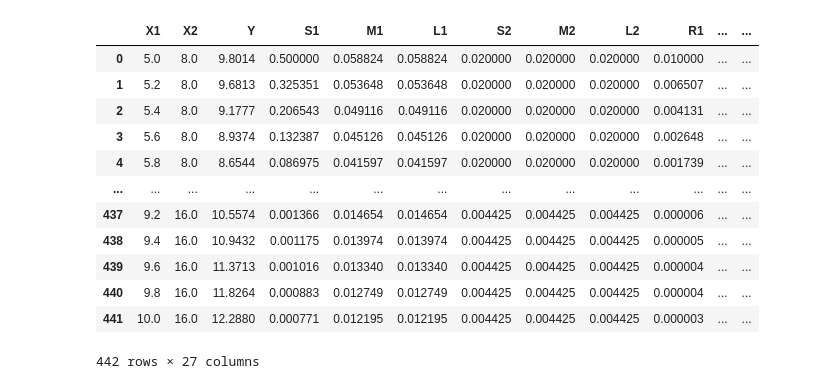
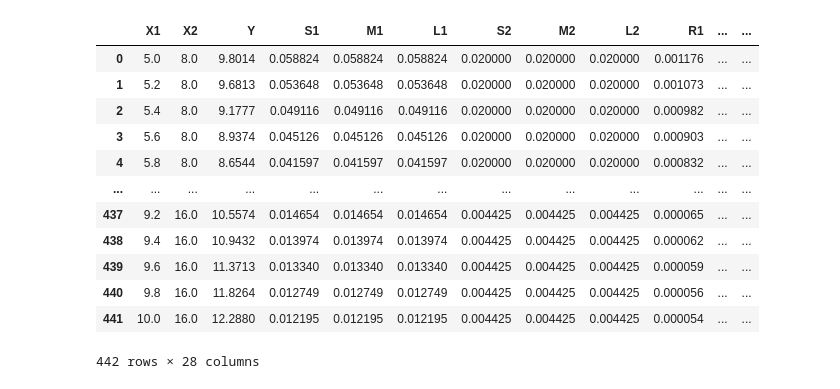
Before and after one commit to GradyKurpasi/ANFIS-Prototype, a Jupyter notebook: ANFIS Prototype.ipynb, the cells around one changed output. Cells and saved outputs as stored; diff of their text form; code cells hidden in the pictures.

```diff
--- a/ANFIS Prototype.ipynb
+++ b/ANFIS Prototype.ipynb
@@ -48,13 +54,9 @@ dtype: float64
 # %%
 #LAYER 1
 # set alpha beta gamma for S1, M1, L1, S2, M2, L2
-# then calulate membership
-#     X1 in S1, M1, L1
-#     X2 in S2, M2, L2
-# using generalized bell function
 S1alpha = 1
-S1beta = 2
-S1gamma = 4
+S1beta = 1
+S1gamma = 1
 M1alpha = 1
 M1beta = 1
 M1gamma = 1
@@ -71,6 +73,10 @@ L2alpha = 1
 L2beta = 1
 L2gamma = 1
 
+# calulate membership
+#     X1 in S1, M1, L1
+#     X2 in S2, M2, L2
+# using generalized bell function
 anfis['S1'] = 1 / (1+abs( (anfis['X1']-S1gamma) / S1alpha)**(2*S1beta) )
 anfis['M1'] = 1 / (1+abs( (anfis['X1']-M1gamma) / M1alpha)**(2*M1beta) )
 anfis['L1'] = 1 / (1+abs( (anfis['X1']-L1gamma) / L1alpha)**(2*L1beta) )
@@ -125 +132,7 @@ anfis
 442 rows × 18 columns
+# %%
+#LAYER 3
+# sum all Rule activations
+anfis['RULE_SUM'] = anfis['R1'] + anfis['R2'] + anfis['R3'] + anfis['R4'] + anfis['R5'] + anfis['R6'] + anfis['R7'] + anfis['R8'] + anfis['R9']
+
+anfis
@@ -126,47 +153,30 @@ anfis
 # %%
+#LAYER 4
 # normalize rule weights
 # Divide rule weight (R1...R9) by summation of all rule weights (R1 + R2 + ... R9)
 # N1-N9 = normalized rule weights
 
-anfis['N1'] = anfis['R1'] / (anfis['R1'] + anfis['R2'] + anfis['R3'] + anfis['R4'] + anfis['R5'] + anfis['R6'] +
-    anfis['R7'] + anfis['R8'] + anfis['R9'])
-
-anfis['N2'] = anfis['R2'] / (anfis['R1'] + anfis['R2'] + anfis['R3'] + anfis['R4'] + anfis['R5'] + anfis['R6'] +
-    anfis['R7'] + anfis['R8'] + anfis['R9'])
-
-anfis['N3'] = anfis['R3'] / (anfis['R1'] + anfis['R2'] + anfis['R3'] + anfis['R4'] + anfis['R5'] + anfis['R6'] +
-    anfis['R7'] + anfis['R8'] + anfis['R9'])
-
-anfis['N4'] = anfis['R4'] / (anfis['R1'] + anfis['R2'] + anfis['R3'] + anfis['R4'] + anfis['R5'] + anfis['R6'] +
-    anfis['R7'] + anfis['R8'] + anfis['R9'])
-
-anfis['N5'] = anfis['R5'] / (anfis['R1'] + anfis['R2'] + anfis['R3'] + anfis['R4'] + anfis['R5'] + anfis['R6'] +
-    anfis['R7'] + anfis['R8'] + anfis['R9'])
-
-anfis['N6'] = anfis['R6'] / (anfis['R1'] + anfis['R2'] + anfis['R3'] + anfis['R4'] + anfis['R5'] + anfis['R6'] +
-    anfis['R7'] + anfis['R8'] + anfis['R9'])
-
-anfis['N7'] = anfis['R7'] / (anfis['R1'] + anfis['R2'] + anfis['R3'] + anfis['R4'] + anfis['R5'] + anfis['R6'] +
-    anfis['R7'] + anfis['R8'] + anfis['R9'])
-
-anfis['N8'] = anfis['R8'] / (anfis['R1'] + anfis['R2'] + anfis['R3'] + anfis['R4'] + anfis['R5'] + anfis['R6'] +
-    anfis['R7'] + anfis['R8'] + anfis['R9'])
-
-anfis['N9'] = anfis['R9'] / (anfis['R1'] + anfis['R2'] + anfis['R3'] + anfis['R4'] + anfis['R5'] + anfis['R6'] +
-    anfis['R7'] + anfis['R8'] + anfis['R9'])
-
+anfis['N1'] = anfis['R1'] / anfis['RULE_SUM']
+anfis['N2'] = anfis['R2'] / anfis['RULE_SUM']
+anfis['N3'] = anfis['R3'] / anfis['RULE_SUM']
+anfis['N4'] = anfis['R4'] / anfis['RULE_SUM']
+anfis['N5'] = anfis['R5'] / anfis['RULE_SUM']
+anfis['N6'] = anfis['R6'] / anfis['RULE_SUM']
+anfis['N7'] = anfis['R7'] / anfis['RULE_SUM']
+anfis['N8'] = anfis['R8'] / anfis['RULE_SUM']
+anfis['N9'] = anfis['R9'] / anfis['RULE_SUM']
 anfis
 # %% [output]
 |  | X1 | X2 | Y | S1 | M1 | L1 | S2 | M2 | L2 | R1 | ... | ... |
-| 0 | 5.0 | 8.0 | 9.8014 | 0.500000 | 0.058824 | 0.058824 | 0.020000 | 0.020000 | 0.020000 | 0.010000 | ... | ... |
-| 1 | 5.2 | 8.0 | 9.6813 | 0.325351 | 0.053648 | 0.053648 | 0.020000 | 0.020000 | 0.020000 | 0.006507 | ... | ... |
-| 2 | 5.4 | 8.0 | 9.1777 | 0.206543 | 0.049116 | 0.049116 | 0.020000 | 0.020000 | 0.020000 | 0.004131 | ... | ... |
-| 3 | 5.6 | 8.0 | 8.9374 | 0.132387 | 0.045126 | 0.045126 | 0.020000 | 0.020000 | 0.020000 | 0.002648 | ... | ... |
-| 4 | 5.8 | 8.0 | 8.6544 | 0.086975 | 0.041597 | 0.041597 | 0.020000 | 0.020000 | 0.020000 | 0.001739 | ... | ... |
+| 0 | 5.0 | 8.0 | 9.8014 | 0.058824 | 0.058824 | 0.058824 | 0.020000 | 0.020000 | 0.020000 | 0.001176 | ... | ... |
+| 1 | 5.2 | 8.0 | 9.6813 | 0.053648 | 0.053648 | 0.053648 | 0.020000 | 0.020000 | 0.020000 | 0.001073 | ... | ... |
+| 2 | 5.4 | 8.0 | 9.1777 | 0.049116 | 0.049116 | 0.049116 | 0.020000 | 0.020000 | 0.020000 | 0.000982 | ... | ... |
+| 3 | 5.6 | 8.0 | 8.9374 | 0.045126 | 0.045126 | 0.045126 | 0.020000 | 0.020000 | 0.020000 | 0.000903 | ... | ... |
+| 4 | 5.8 | 8.0 | 8.6544 | 0.041597 | 0.041597 | 0.041597 | 0.020000 | 0.020000 | 0.020000 | 0.000832 | ... | ... |
 | ... | ... | ... | ... | ... | ... | ... | ... | ... | ... | ... | ... | ... |
-| 437 | 9.2 | 16.0 | 10.5574 | 0.001366 | 0.014654 | 0.014654 | 0.004425 | 0.004425 | 0.004425 | 0.000006 | ... | ... |
-| 438 | 9.4 | 16.0 | 10.9432 | 0.001175 | 0.013974 | 0.013974 | 0.004425 | 0.004425 | 0.004425 | 0.000005 | ... | ... |
-| 439 | 9.6 | 16.0 | 11.3713 | 0.001016 | 0.013340 | 0.013340 | 0.004425 | 0.004425 | 0.004425 | 0.000004 | ... | ... |
-| 440 | 9.8 | 16.0 | 11.8264 | 0.000883 | 0.012749 | 0.012749 | 0.004425 | 0.004425 | 0.004425 | 0.000004 | ... | ... |
-| 441 | 10.0 | 16.0 | 12.2880 | 0.000771 | 0.012195 | 0.012195 | 0.004425 | 0.004425 | 0.004425 | 0.000003 | ... | ... |
+| 437 | 9.2 | 16.0 | 10.5574 | 0.014654 | 0.014654 | 0.014654 | 0.004425 | 0.004425 | 0.004425 | 0.000065 | ... | ... |
+| 438 | 9.4 | 16.0 | 10.9432 | 0.013974 | 0.013974 | 0.013974 | 0.004425 | 0.004425 | 0.004425 | 0.000062 | ... | ... |
+| 439 | 9.6 | 16.0 | 11.3713 | 0.013340 | 0.013340 | 0.013340 | 0.004425 | 0.004425 | 0.004425 | 0.000059 | ... | ... |
+| 440 | 9.8 | 16.0 | 11.8264 | 0.012749 | 0.012749 | 0.012749 | 0.004425 | 0.004425 | 0.004425 | 0.000056 | ... | ... |
+| 441 | 10.0 | 16.0 | 12.2880 | 0.012195 | 0.012195 | 0.012195 | 0.004425 | 0.004425 | 0.004425 | 0.000054 | ... | ... |
-442 rows × 27 columns
+442 rows × 28 columns
```
Also changed, not shown: parts of 11 cells of this notebook.
